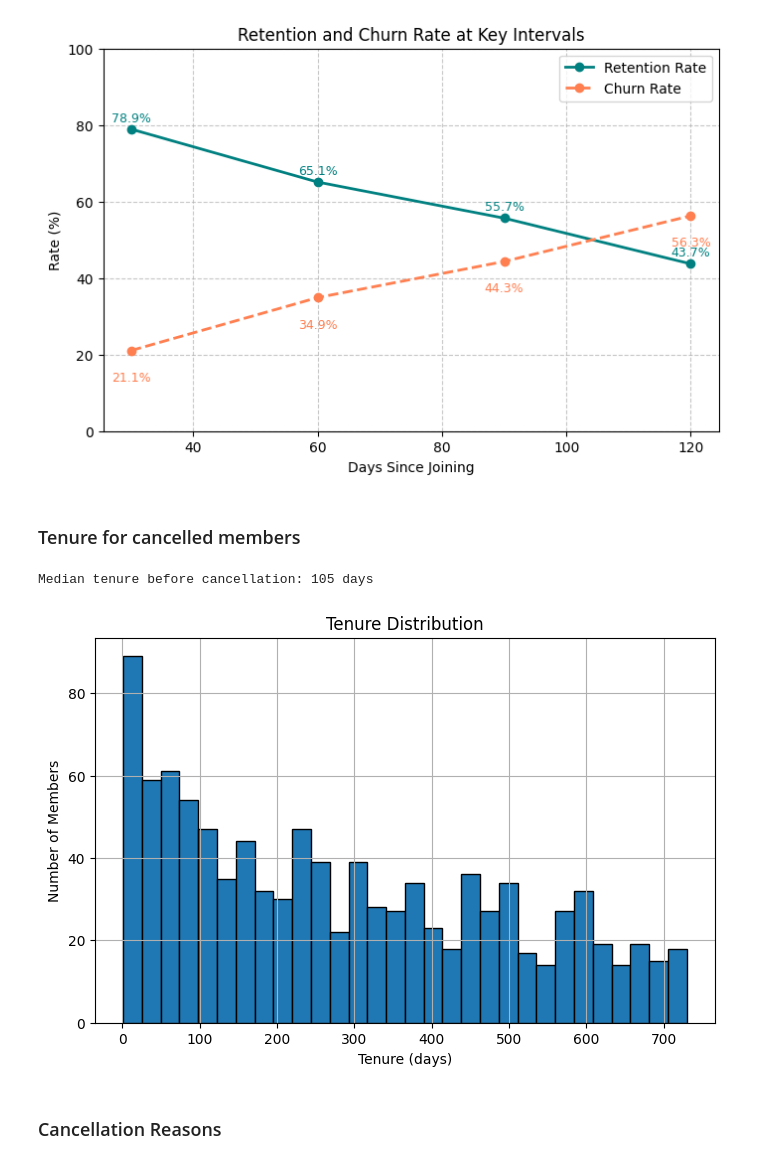
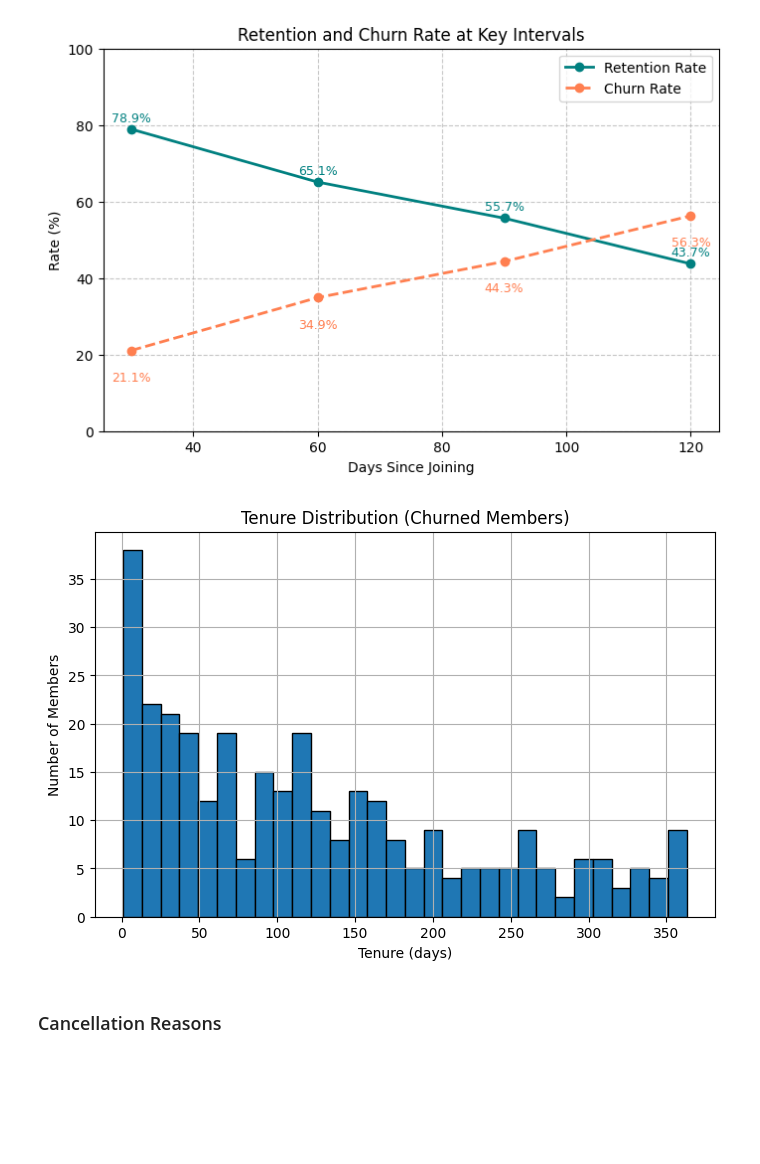
Before and after one commit to Tony-gh123/Data-Wrangling-Python-SQL-Churn-Data-Analysis, a Jupyter notebook: 2_table_exploration_cleaning/member_agreements.ipynb, the cells around one changed output. Saved outputs shown, nothing was run; the diff lists cells and outputs as text; code cells hidden in the pictures; blank space fills up the shorter version.

Commit message:
style and analysis

```diff
--- a/2_table_exploration_cleaning/member_agreements.ipynb
+++ b/2_table_exploration_cleaning/member_agreements.ipynb
@@ -10,7 +10,7 @@ import matplotlib.pylab as plt
 import pandas as pd
 import seaborn as sns
 
-conn = sqlite3.connect(r"__PATH__")
+conn = sqlite3.connect(r"C:\Users\antony\OneDrive\Desktop\Churn-Data-Analysis\database\db.sqlite")
 
 df = pd.read_sql_query("SELECT * FROM member_agreements", conn)
 # %% [markdown]
@@ -335,24 +343,16 @@ for x, y in zip(days, churn_rates):
 plt.show()
 # %% [output]
 [figure]
-# %% [markdown]
-### Tenure for cancelled members
-# %%
-median_tenure = df.loc[df['status'] == 'Canceled', 'tenure_days'].median()
-# AVG Cancellation Tenure
-print(f"Median tenure before cancellation: {median_tenure:.0f} days")
-# %% [output]
-Median tenure before cancellation: 105 days
 # %%
 # Histogram of tenure
 plt.figure(figsize=(8,5))
-df['tenure_days'].hist(bins=30, edgecolor='black')
-plt.title('Tenure Distribution')
+df.loc[df['status'] == 'Canceled', 'tenure_days'].hist(bins=30, edgecolor='black')
+plt.title('Tenure Distribution (Churned Members)')
 plt.xlabel('Tenure (days)')
 plt.ylabel('Number of Members')
 plt.show()
 # %% [output]
-[figure, old version]
+[figure, new version]
 # %% [markdown]
 ### Cancellation Reasons
 # %%
```
Also changed, not shown: parts of 4 cells of this notebook, 3 other files.
